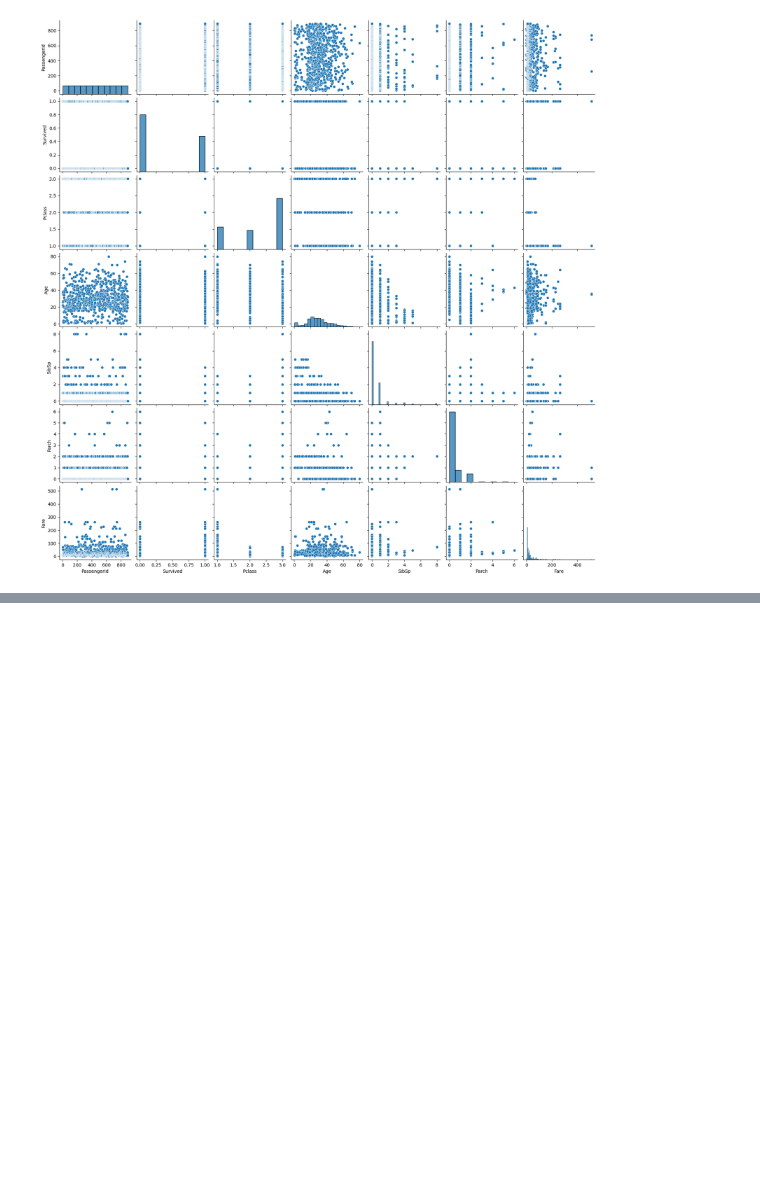
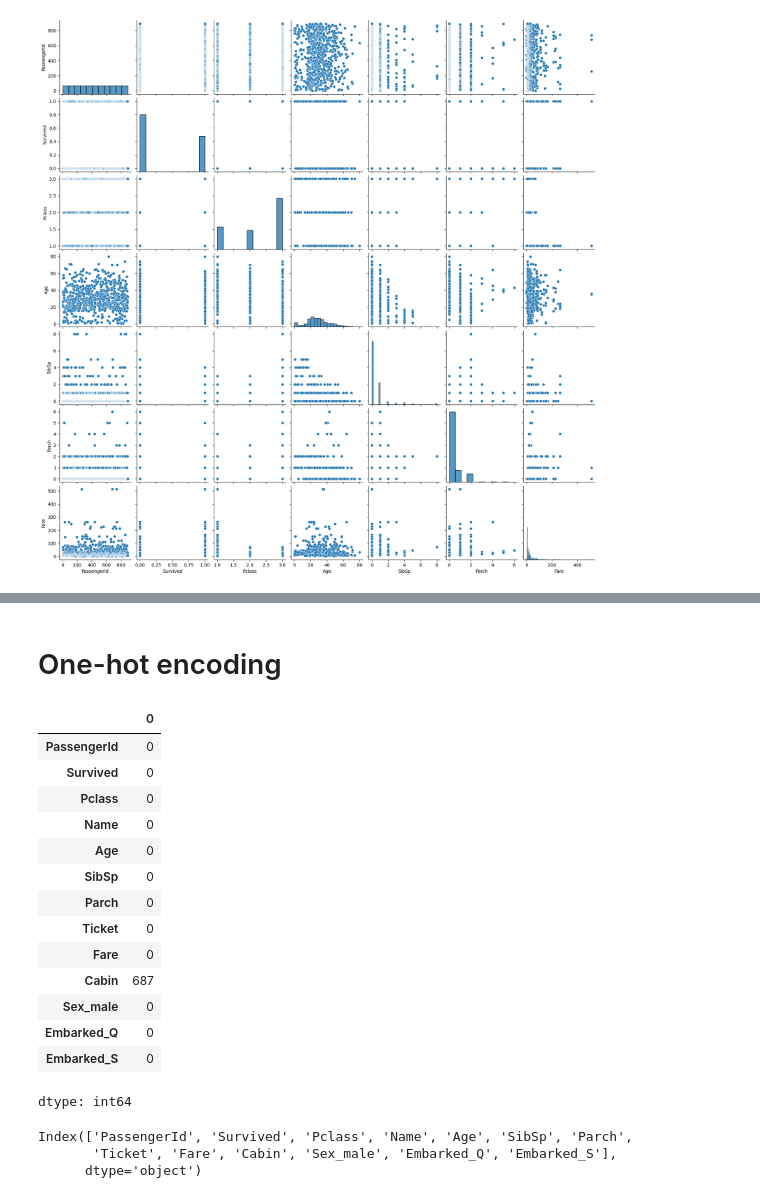
Before and after one commit to pbarizza/ML-course-2025, a Jupyter notebook: lesson03.ipynb, the cells around one changed output, grey strips where cells are left out. Saved outputs shown, nothing was run; the diff lists cells and outputs as text; code cells hidden in the pictures; blank space fills up the shorter version.

```diff
--- a/lesson03.ipynb
+++ b/lesson03.ipynb
@@ -195,0 +219,4 @@ sns.pairplot(df_train)
+# %%
+df_train['Age'] = df_train.Age.fillna(df_train.Age.median() )
+df_train['Fare'] = df_train.Fare.fillna(df_train.Fare.median() )
+#df_train['Embarked'] = df_train.Embarked.fillna(df_train.Embarked.median() )
@@ -195,0 +240,31 @@ sns.pairplot(df_train)
+# %% [markdown]
+# One-hot encoding
+# %%
+# one-hot encoding with get_dummies()
+# get_dummies encode value with numbers
+# drop_first() is the default
+df_train = pd.get_dummies(df_train, columns=['Sex', 'Embarked'],drop_first=True)
+# %%
+df_train.isnull().sum()
+# %% [output]
+|  | 0 |
+| PassengerId | 0 |
+| Survived | 0 |
+| Pclass | 0 |
+| Name | 0 |
+| Age | 0 |
+| SibSp | 0 |
+| Parch | 0 |
+| Ticket | 0 |
+| Fare | 0 |
+| Cabin | 687 |
+| Sex_male | 0 |
+| Embarked_Q | 0 |
+| Embarked_S | 0 |
+dtype: int64
+# %%
+df_train.columns
+# %% [output]
+Index(['PassengerId', 'Survived', 'Pclass', 'Name', 'Age', 'SibSp', 'Parch',
+       'Ticket', 'Fare', 'Cabin', 'Sex_male', 'Embarked_Q', 'Embarked_S'],
+      dtype='object')
```
Also changed, not shown: parts of 11 cells of this notebook.
